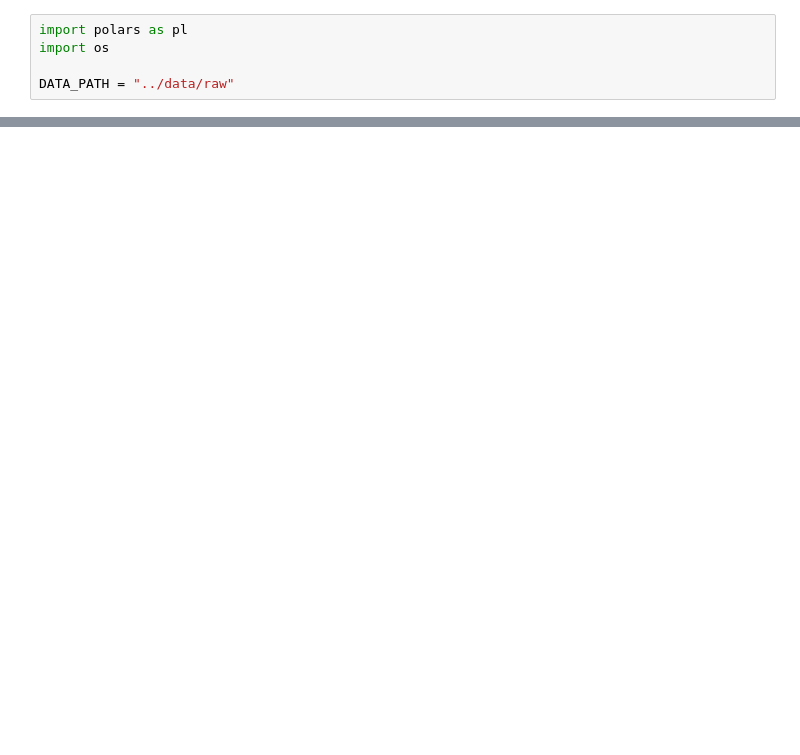
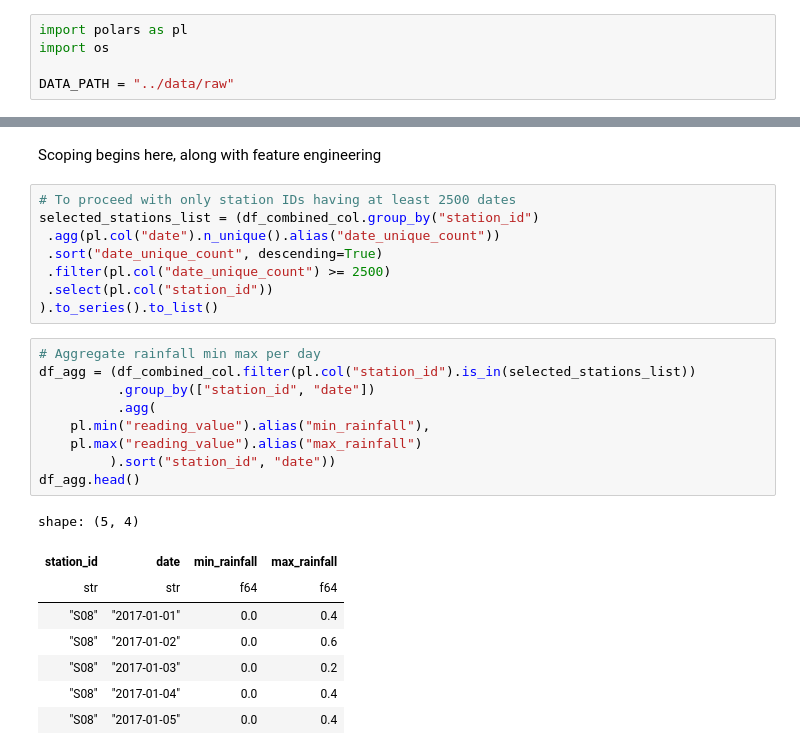
Before and after one commit to ziyu-toh/hdb-resale-prediction, a Jupyter notebook: notebooks/Data Exploration.ipynb, the cells around one changed output, grey strips where cells are left out. Drawn from its saved outputs; the diff is of its cells as text; blank space fills up the shorter version.

```diff
--- a/notebooks/Data Exploration.ipynb
+++ b/notebooks/Data Exploration.ipynb
@@ -32,0 +176,28 @@ shape: (5, 12)
+# %% [markdown]
+Scoping begins here, along with feature engineering
+# %%
+# To proceed with only station IDs having at least 2500 dates
+selected_stations_list = (df_combined_col.group_by("station_id")
+ .agg(pl.col("date").n_unique().alias("date_unique_count"))
+ .sort("date_unique_count", descending=True)
+ .filter(pl.col("date_unique_count") >= 2500)
+ .select(pl.col("station_id"))
+).to_series().to_list()
+# %%
+# Aggregate rainfall min max per day
+df_agg = (df_combined_col.filter(pl.col("station_id").is_in(selected_stations_list))
+          .group_by(["station_id", "date"])
+          .agg(
+    pl.min("reading_value").alias("min_rainfall"),
+    pl.max("reading_value").alias("max_rainfall")
+         ).sort("station_id", "date"))
+df_agg.head()
+# %% [output]
+shape: (5, 4)
+| station_id | date | min_rainfall | max_rainfall |
+| str | str | f64 | f64 |
+| "S08" | "2017-01-01" | 0.0 | 0.4 |
+| "S08" | "2017-01-02" | 0.0 | 0.6 |
+| "S08" | "2017-01-03" | 0.0 | 0.2 |
+| "S08" | "2017-01-04" | 0.0 | 0.4 |
+| "S08" | "2017-01-05" | 0.0 | 0.4 |
```
Also changed, not shown: parts of 21 cells of this notebook, 1 other file.
